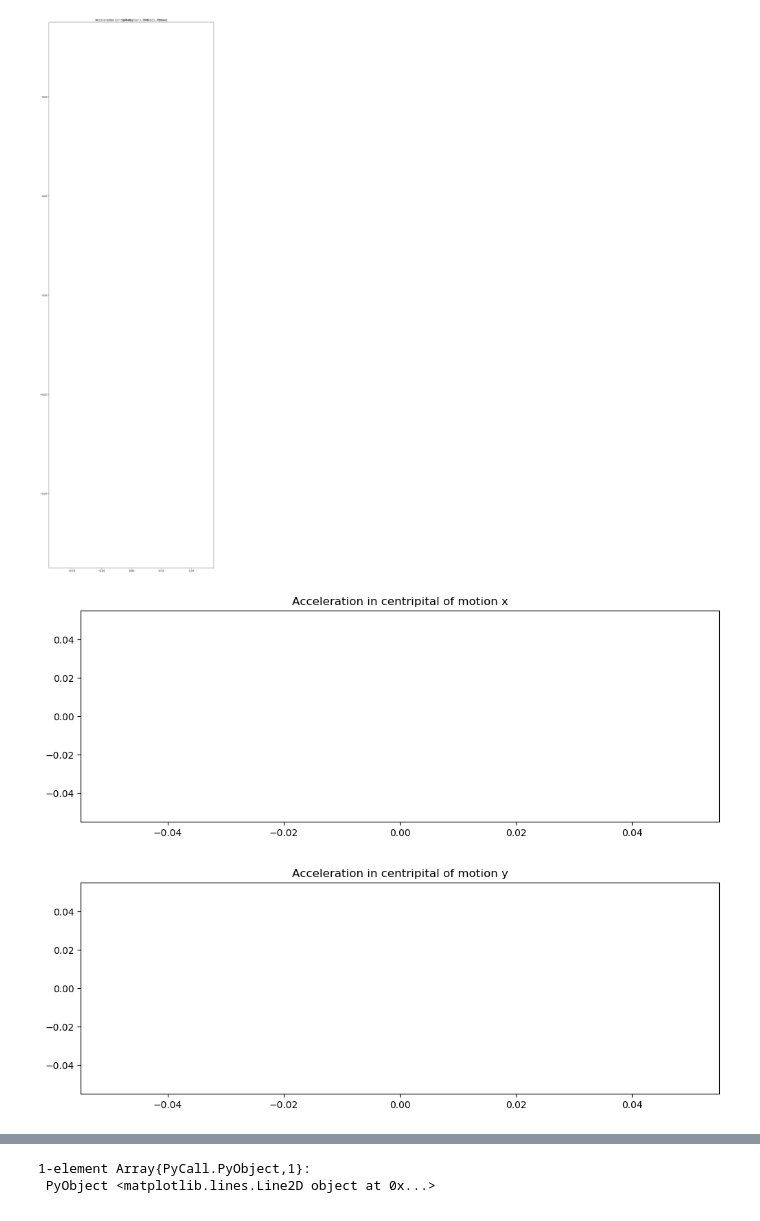
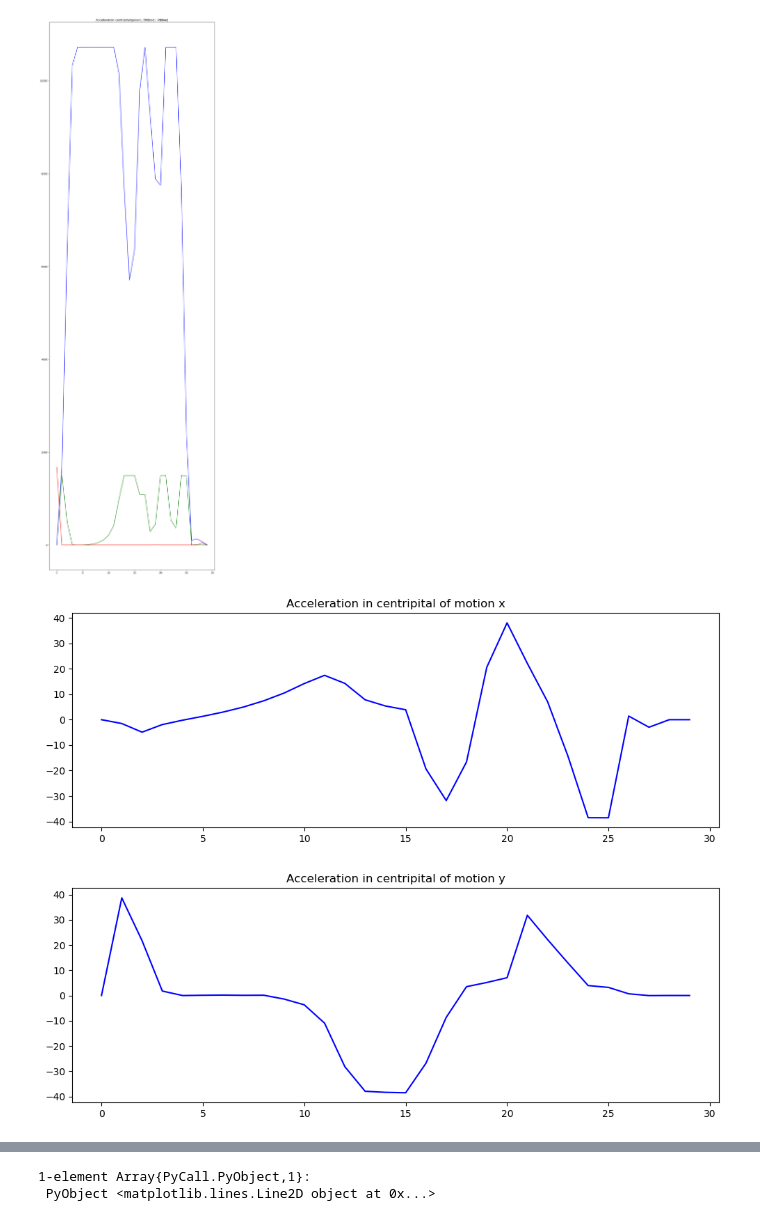
Before and after one commit to SparshAgarwal/Optimization, a Jupyter notebook: Project/Sparsh's Notebook.ipynb, the cells around one changed output, grey strips where cells are left out. Saved outputs shown, nothing was run; the diff lists cells and outputs as text; code cells hidden in the pictures.

```diff
--- a/Project/Sparsh's Notebook.ipynb
+++ b/Project/Sparsh's Notebook.ipynb
@@ -30,7 +30,7 @@ m = Model(solver = IpoptSolver(print_level=0))
 # m = Model(solver = GurobiSolver())
 
 ## Start ad Finish constraints
-k =35 #28 optimal
+k =30 #28 optimal
 extrak = 3 #probable extra time seconds
 startPos = [50,1]
 finishPos = [1000, 650]
@@ -129,7 +129,7 @@ end
 
 # @constraint(m, P[2,:] .<=(3/2)*P[1,:] + 1100)
 
-for t in 1:12
+for t in 1:13
     @constraint(m, P[1,t] >= 0)
     @constraint(m, P[1,t] <= 100)
     @constraint(m, P[2,t] >= 0)
@@ -147,19 +147,19 @@ end
 #     @constraint(m, P[2,t] >= 1000)
 #     @constraint(m, P[2,t] <= 1300)
 # end
-for t in 17:17
+for t in 15:15
     @constraint(m, P[2,t] >= 1200)
 end
 # # for t in 19:19
 # #     @constraint(m, P[2,t] >= 1200)
 # # end
-for t in 21:24
+for t in 19:22
     @constraint(m, P[1,t] >= 500)
     @constraint(m, P[1,t] <= 600)
     @constraint(m, P[2,t] >= 600)
     @constraint(m, P[2,t] <= 1300)
 end
-for t in 26:k
+for t in 23:k
     @constraint(m, P[2,t] <= 700)
     @constraint(m, P[2,t] >= 600)
 end
@@ -307,3 +290,3 @@ WARNING: Variable value not defined for component of AccDMBeta. Check that the m
-[figure, old version]
+[figure, new version]
-[figure, old version]
+[figure, new version]
-[figure, old version]
+[figure, new version]
@@ -313,2 +295,2 @@ WARNING: Variable value not defined for component of Thrust. Check that the mode
-1-element Array{PyCall.PyObject,1}:
- PyObject <matplotlib.lines.Line2D object at 0x...>
+1-element Array{PyCall.PyObject,1}:
+ PyObject <matplotlib.lines.Line2D object at 0x...>
```
Also changed, not shown: parts of 1 cell of this notebook.
